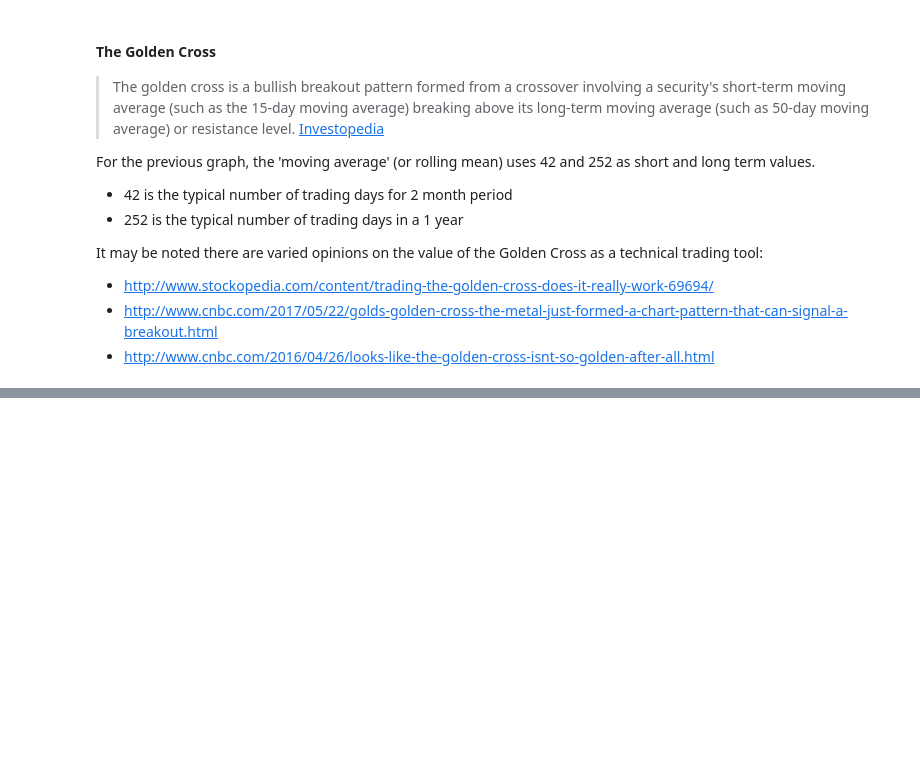
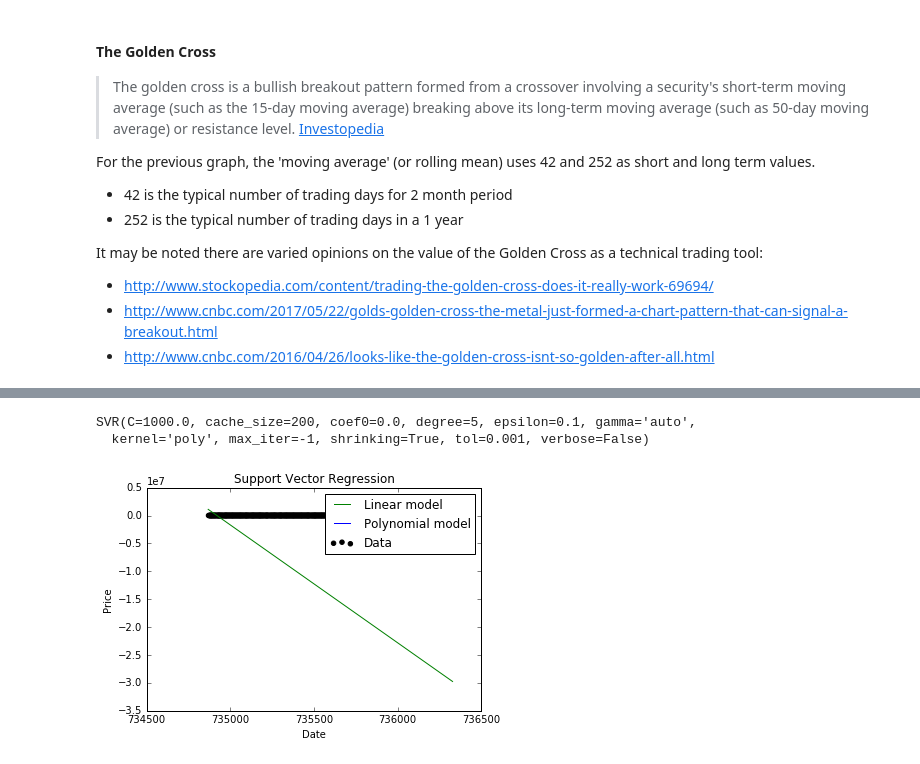
Before and after one commit to laeccan/MLND-Capstone, a Jupyter notebook: Draft-1.ipynb, the cells around one changed output, grey strips where cells are left out. Saved outputs shown, nothing was run; the diff lists cells and outputs as text; code cells hidden in the pictures; blank space fills up the shorter version.

```diff
--- a/Draft-1.ipynb
+++ b/Draft-1.ipynb
@@ -235,0 +258,26 @@ prices = prices.ravel()
+# %%
+#svr_poly = SVR(kernel='poly', C=1e3, degree=2)
+
+#svr_poly.fit(dates, prices)
+# busy then apparently NO result?
+
+svr_poly = SVR(kernel='poly', C=1e3, degree=5)
+
+svr_poly.fit(dates, prices)
+# ah ha, degree 5, at least works; ah, tuning parameters)
+# SVR(C=1000.0, cache_size=200, coef0=0.0, degree=5, epsilon=0.1, gamma='auto',
+#     kernel='poly', max_iter=-1, shrinking=True, tol=0.001, verbose=False)
+# %% [output]
+SVR(C=1000.0, cache_size=200, coef0=0.0, degree=5, epsilon=0.1, gamma='auto',
+  kernel='poly', max_iter=-1, shrinking=True, tol=0.001, verbose=False)
+# %%
+plt.scatter(dates, prices, color='black', label='Data')
+plt.plot(dates, svr_lin.predict(dates), color='green', label='Linear model')
+plt.plot(dates, svr_poly.predict(dates), color='blue', label='Polynomial model')
+plt.xlabel('Date')
+plt.ylabel('Price')
+plt.title('Support Vector Regression')
+plt.legend()
+plt.show()
+# %% [output]
+[figure, added]
```
Also changed, not shown: parts of 7 cells of this notebook.
